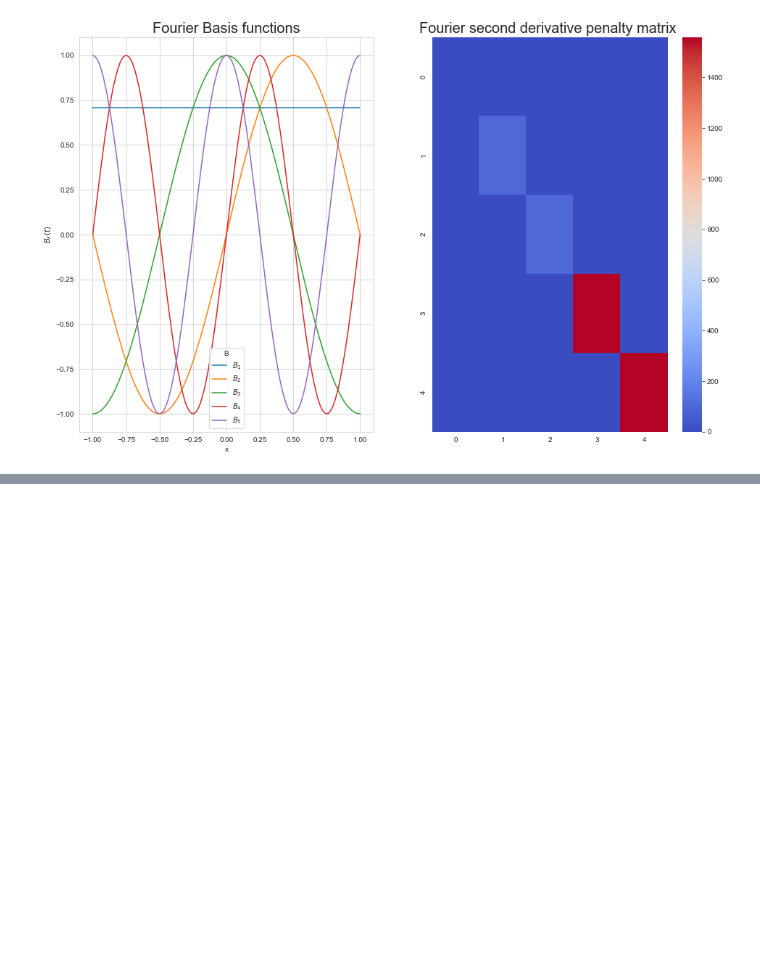
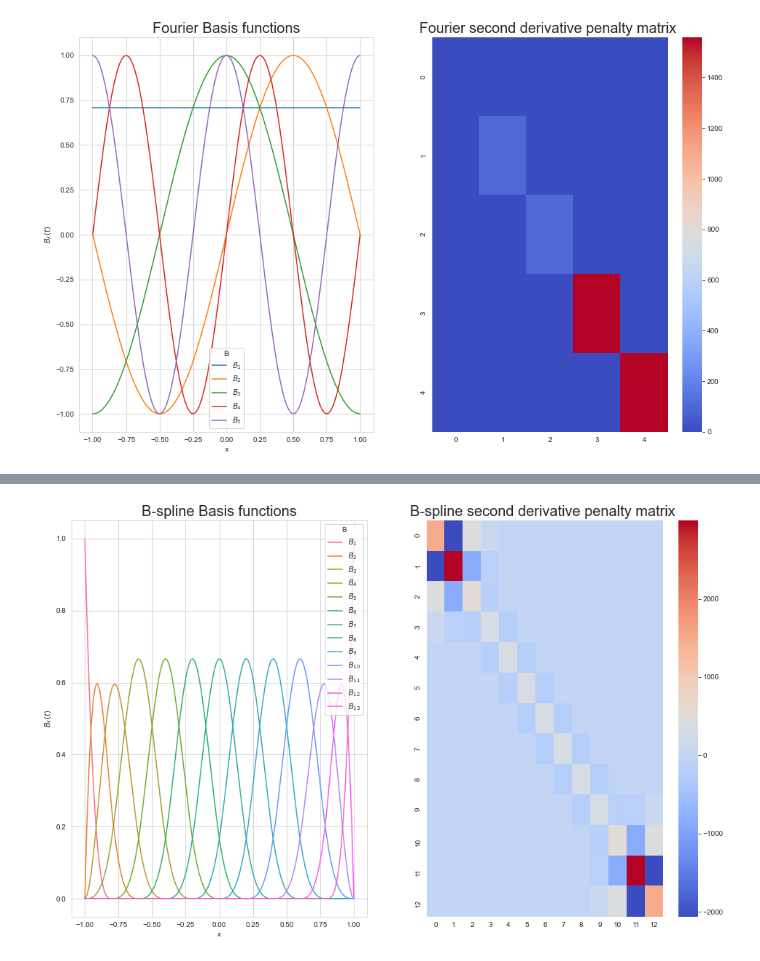
Before and after one commit to JulianAustin1993/basis, a Jupyter notebook: examples/examples.ipynb, the cells around one changed output, grey strips where cells are left out. Saved outputs shown, nothing was run; the diff lists cells and outputs as text; code cells hidden in the pictures; blank space fills up the shorter version.

Commit message:
Bspline basis system added.

```diff
--- a/examples/examples.ipynb
+++ b/examples/examples.ipynb
@@ -125,0 +138,17 @@ plt.show()
+# %%
+x = np.linspace(-1, 1, 128) # Setting up the domain.
+q=0 # The derivative of the basis functions to evaluate.
+bs = basis.Bspline(x[[0,-1]], 13,4) # Creation of the basis system.
+B = bs(x, q) # Evaluation of the system.
+P = bs.penalty(2) # Evaluation of the penalty matrix
+# %%
+df = format_B(x, B, q)
+fig, ax = plt.subplots(1, 2, figsize=(16, 10))
+sns.set_style("whitegrid")
+ax[0] = sns.lineplot(data=df, x=df.columns[0], y=df.columns[-1], hue=df.columns[1], ax=ax[0])
+ax[0].set_title('B-spline Basis functions', fontsize=20)
+ax[1] = sns.heatmap(P, cmap='coolwarm', ax=ax[1])
+ax[1].set_title('B-spline second derivative penalty matrix ', fontsize=20)
+plt.show()
+# %% [output]
+[figure, added]
```
Also changed, not shown: parts of 1 cell of this notebook, 4 other files.
